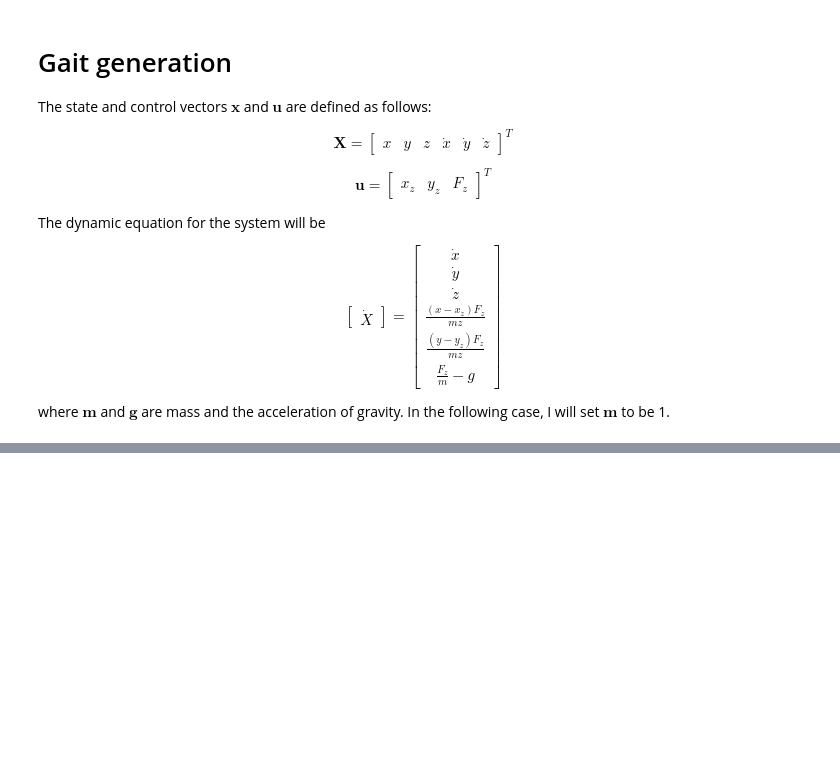
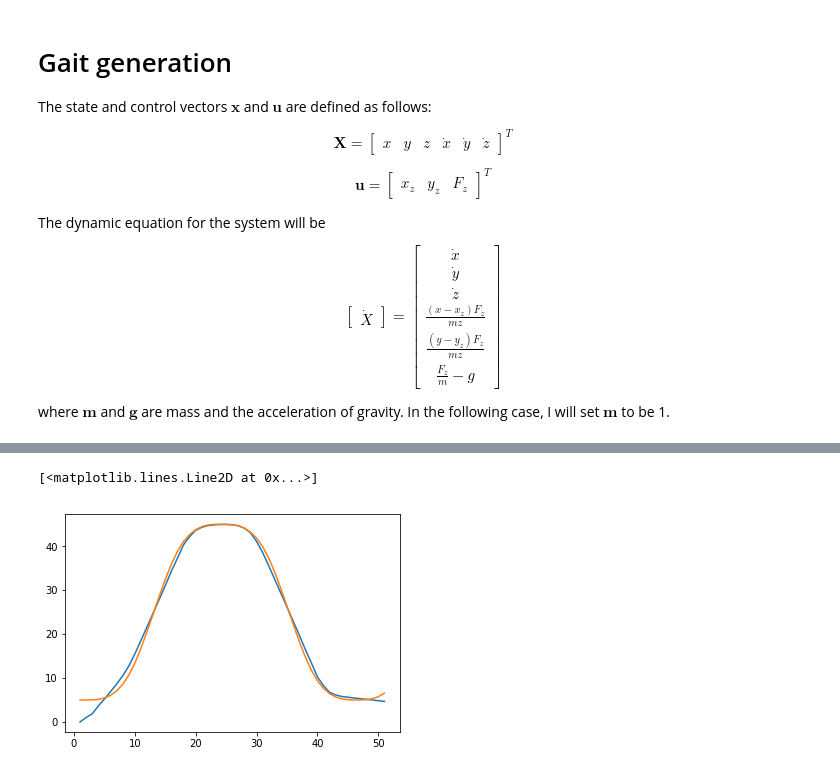
Before and after one commit to Charvelau/test, a Jupyter notebook: gaitgen.ipynb, the cells around one changed output, grey strips where cells are left out. Saved outputs shown, nothing was run; the diff lists cells and outputs as text; code cells hidden in the pictures; blank space fills up the shorter version.

```diff
--- a/gaitgen.ipynb
+++ b/gaitgen.ipynb
@@ -214,0 +370,6 @@ array([[  5.12916707e-03,   8.71994516e-03,   1.00000000e+02],
+# %%
+plt.plot(xindex,xs[:,1])
+plt.plot(xindex,x_path[:,1])
+# %% [output]
+[<matplotlib.lines.Line2D at 0x...>]
+[figure, added]
```
Also changed, not shown: parts of 14 cells of this notebook.
